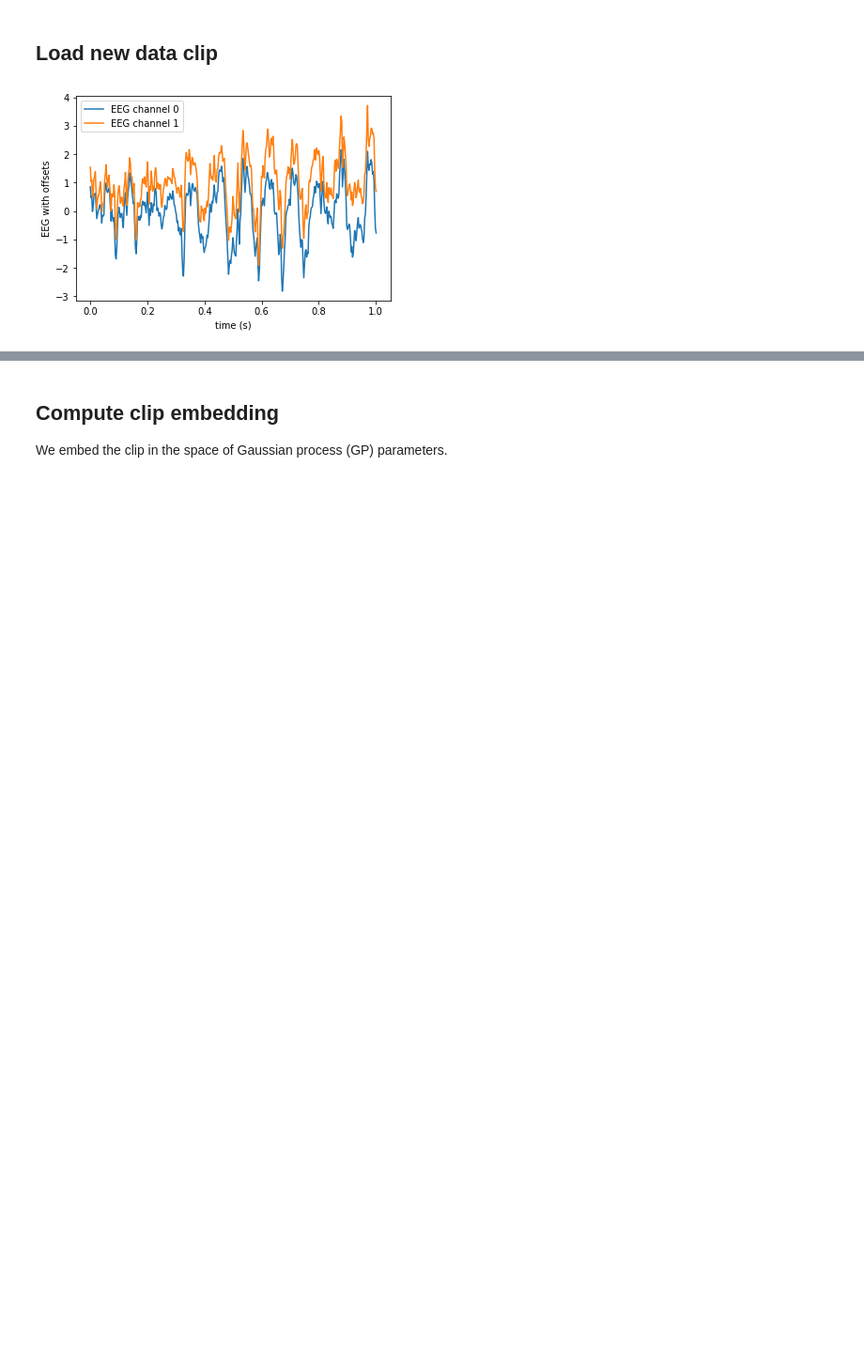
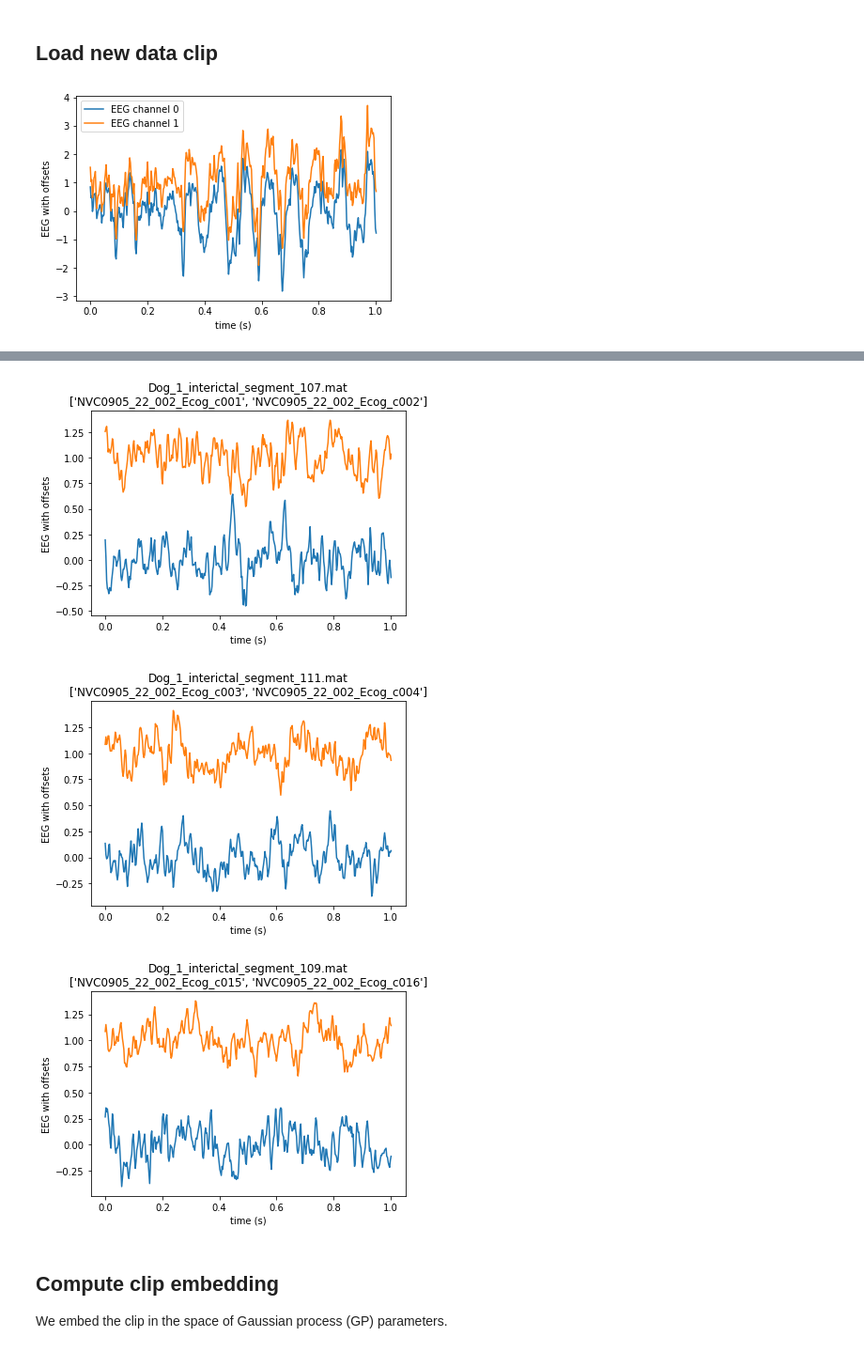
Before and after one commit to noamsgl/msc, a Jupyter notebook: scripts/alerting/compute_ictality.ipynb, the cells around one changed output, grey strips where cells are left out. Shown at 94% size. Saved outputs shown, nothing was run; the diff lists cells and outputs as text; code cells hidden in the pictures; blank space fills up the shorter version.

```diff
--- a/scripts/alerting/compute_ictality.ipynb
+++ b/scripts/alerting/compute_ictality.ipynb
@@ -95,3 +117,15 @@ plt.show()
+# %%
+selected_ids_2 = [128, 185, 207]
+for idx, row in results_df.loc[selected_ids_2].iterrows():
+    sample = samples_df.loc[samples_df['fname'] == row['fname'], row['ch_names'] + ['time']]
+    plt.title(f"{row['fname']}\n{row['ch_names']}")
+    sample.eeg.plot()
+    # plt.title(f"{row['fname']}\n{row['ch_names']}")
+    # sample.eeg.plot_fft()
+# %% [output]
+[figure, added]
+[figure, added]
+[figure, added]
 # %% [markdown]
 ## Compute clip embedding
 We embed the clip in the space of Gaussian process (GP) parameters.
```
Also changed, not shown: parts of 6 cells of this notebook, 1 other file.
